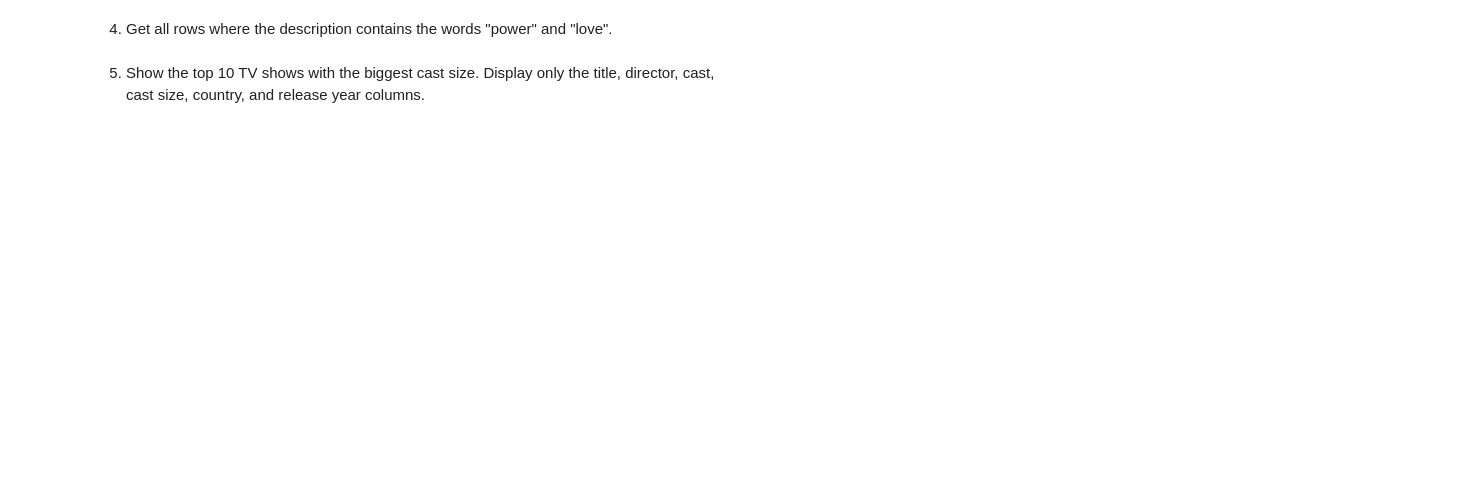
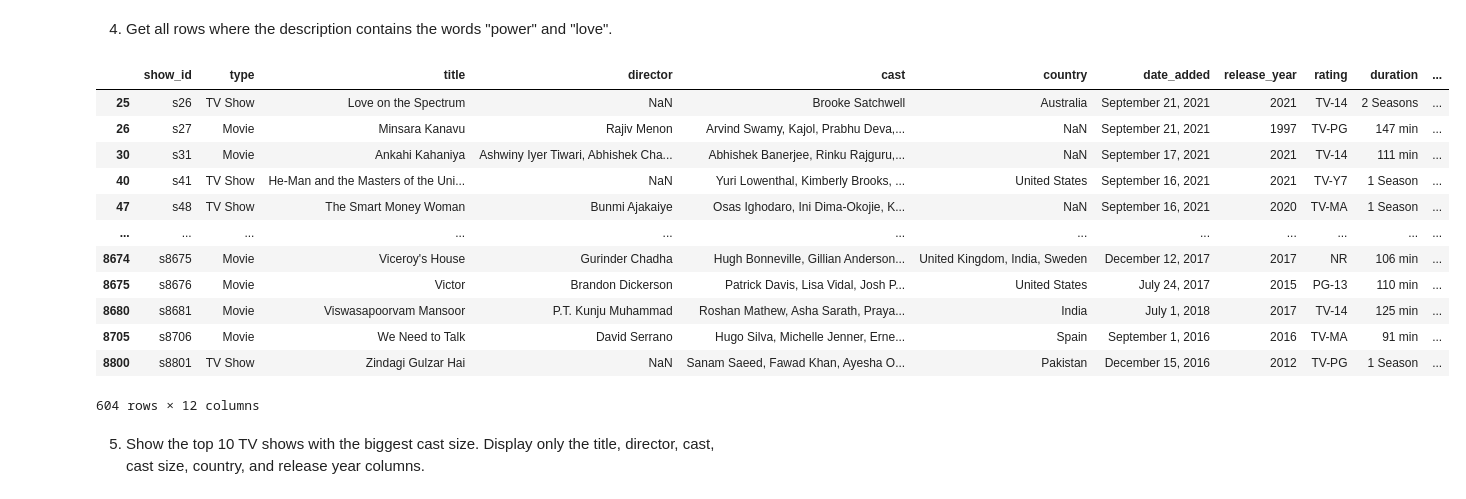
Before and after one commit to ahayasic/workshop-pandas-zero-to-hero, a Jupyter notebook: 02-string-manipulation.ipynb, the cells around one changed output. Saved outputs shown, nothing was run; the diff lists cells and outputs as text; code cells hidden in the pictures; blank space fills up the shorter version.

```diff
--- a/02-string-manipulation.ipynb
+++ b/02-string-manipulation.ipynb
@@ -396,4 +452,20 @@ df.head()
 # %% [markdown]
 4. Get all rows where the description contains the words "power" and "love".
+# %%
+df[df['description'].str.contains(r'\b(?:power|love)\b', case=False, regex=True)]
+# %% [output]
+|  | show_id | type | title | director | cast | country | date_added | release_year | rating | duration | ... |
+| 25 | s26 | TV Show | Love on the Spectrum | NaN | Brooke Satchwell | Australia | September 21, 2021 | 2021 | TV-14 | 2 Seasons | ... |
+| 26 | s27 | Movie | Minsara Kanavu | Rajiv Menon | Arvind Swamy, Kajol, Prabhu Deva,... | NaN | September 21, 2021 | 1997 | TV-PG | 147 min | ... |
+| 30 | s31 | Movie | Ankahi Kahaniya | Ashwiny Iyer Tiwari, Abhishek Cha... | Abhishek Banerjee, Rinku Rajguru,... | NaN | September 17, 2021 | 2021 | TV-14 | 111 min | ... |
+| 40 | s41 | TV Show | He-Man and the Masters of the Uni... | NaN | Yuri Lowenthal, Kimberly Brooks, ... | United States | September 16, 2021 | 2021 | TV-Y7 | 1 Season | ... |
+| 47 | s48 | TV Show | The Smart Money Woman | Bunmi Ajakaiye | Osas Ighodaro, Ini Dima-Okojie, K... | NaN | September 16, 2021 | 2020 | TV-MA | 1 Season | ... |
+| ... | ... | ... | ... | ... | ... | ... | ... | ... | ... | ... | ... |
+| 8674 | s8675 | Movie | Viceroy's House | Gurinder Chadha | Hugh Bonneville, Gillian Anderson... | United Kingdom, India, Sweden | December 12, 2017 | 2017 | NR | 106 min | ... |
+| 8675 | s8676 | Movie | Victor | Brandon Dickerson | Patrick Davis, Lisa Vidal, Josh P... | United States | July 24, 2017 | 2015 | PG-13 | 110 min | ... |
+| 8680 | s8681 | Movie | Viswasapoorvam Mansoor | P.T. Kunju Muhammad | Roshan Mathew, Asha Sarath, Praya... | India | July 1, 2018 | 2017 | TV-14 | 125 min | ... |
+| 8705 | s8706 | Movie | We Need to Talk | David Serrano | Hugo Silva, Michelle Jenner, Erne... | Spain | September 1, 2016 | 2016 | TV-MA | 91 min | ... |
+| 8800 | s8801 | TV Show | Zindagi Gulzar Hai | NaN | Sanam Saeed, Fawad Khan, Ayesha O... | Pakistan | December 15, 2016 | 2012 | TV-PG | 1 Season | ... |
+604 rows × 12 columns
 # %% [markdown]
 5. Show the top 10 TV shows with the biggest cast size. Display only the title, director, cast, cast size, country, and release year columns.
```
Also changed, not shown: parts of 17 cells of this notebook, 3 other files.
